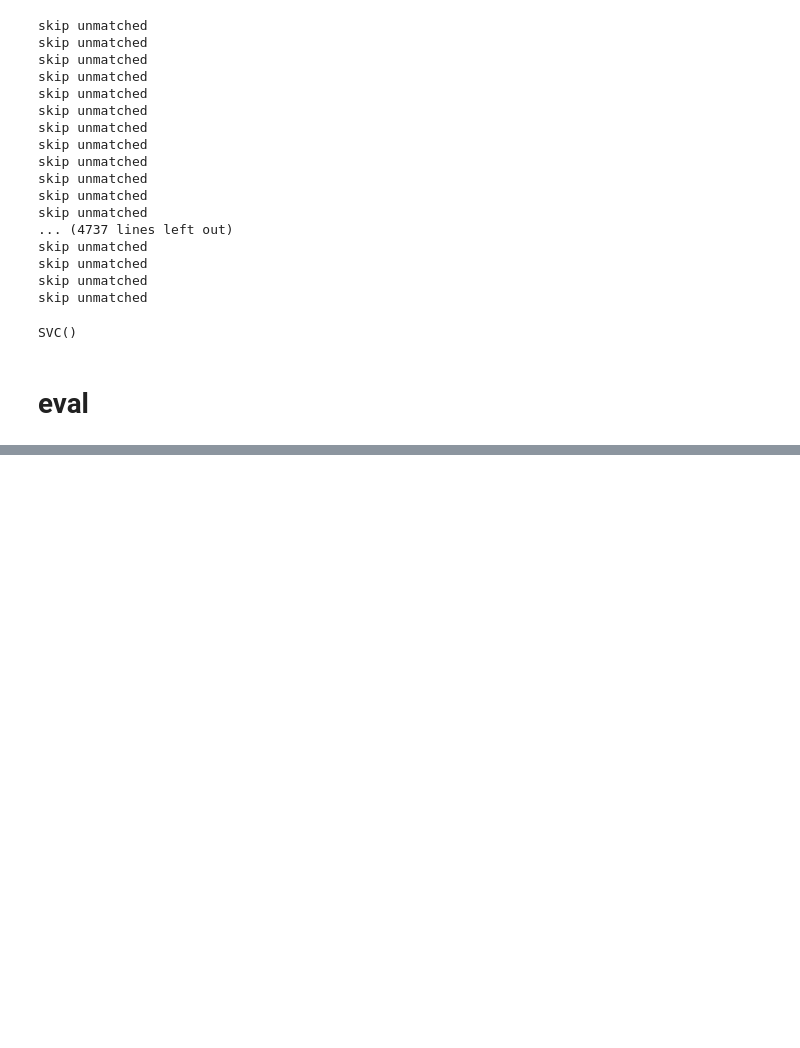
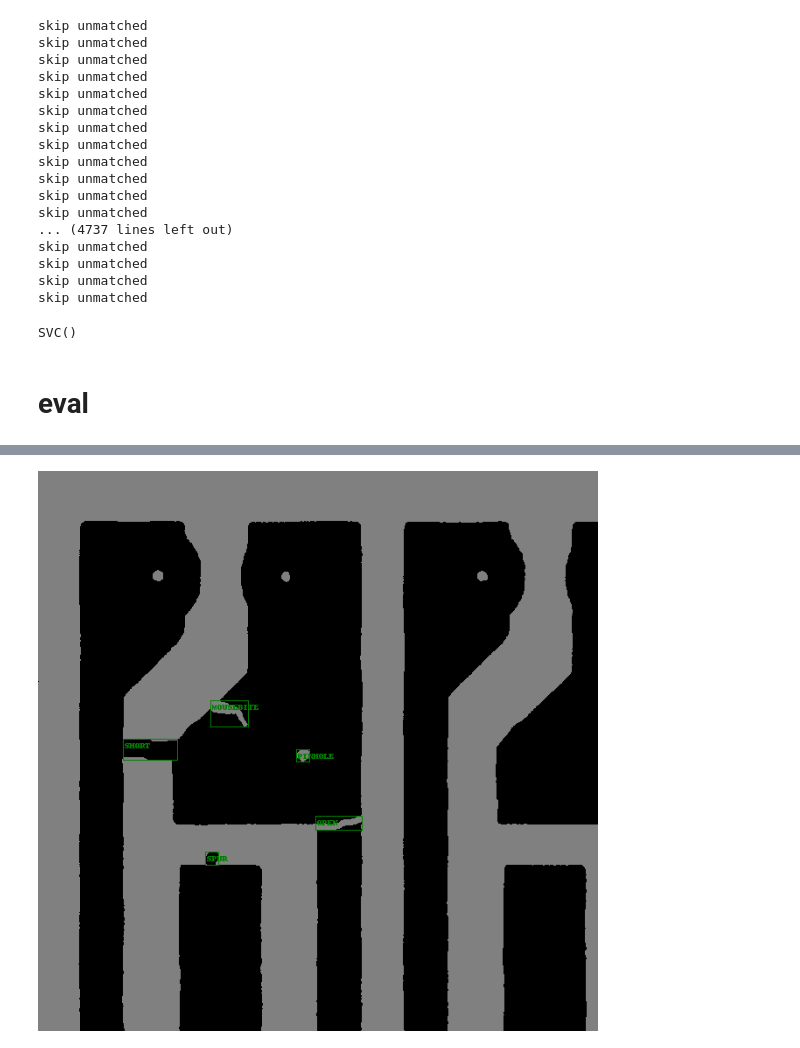
Before and after one commit to barzamin/cs639-ariadne, a Jupyter notebook: notebooks/cv train.ipynb, the cells around one changed output, grey strips where cells are left out. Cells and saved outputs as stored; diff of their text form; code cells hidden in the pictures; blank space fills up the shorter version.

```diff
--- a/notebooks/cv train.ipynb
+++ b/notebooks/cv train.ipynb
@@ -252,0 +264,5 @@ MeanAveragePrecision()
+# %%
+output = model(tmpl_image, obsv_image)
+show_results(torch.tensor(obsv_image).unsqueeze(0).repeat((3,1,1)), output, colors='green')
+# %% [output]
+[figure, added]
```
Also changed, not shown: parts of 12 cells of this notebook, 1 other file.
